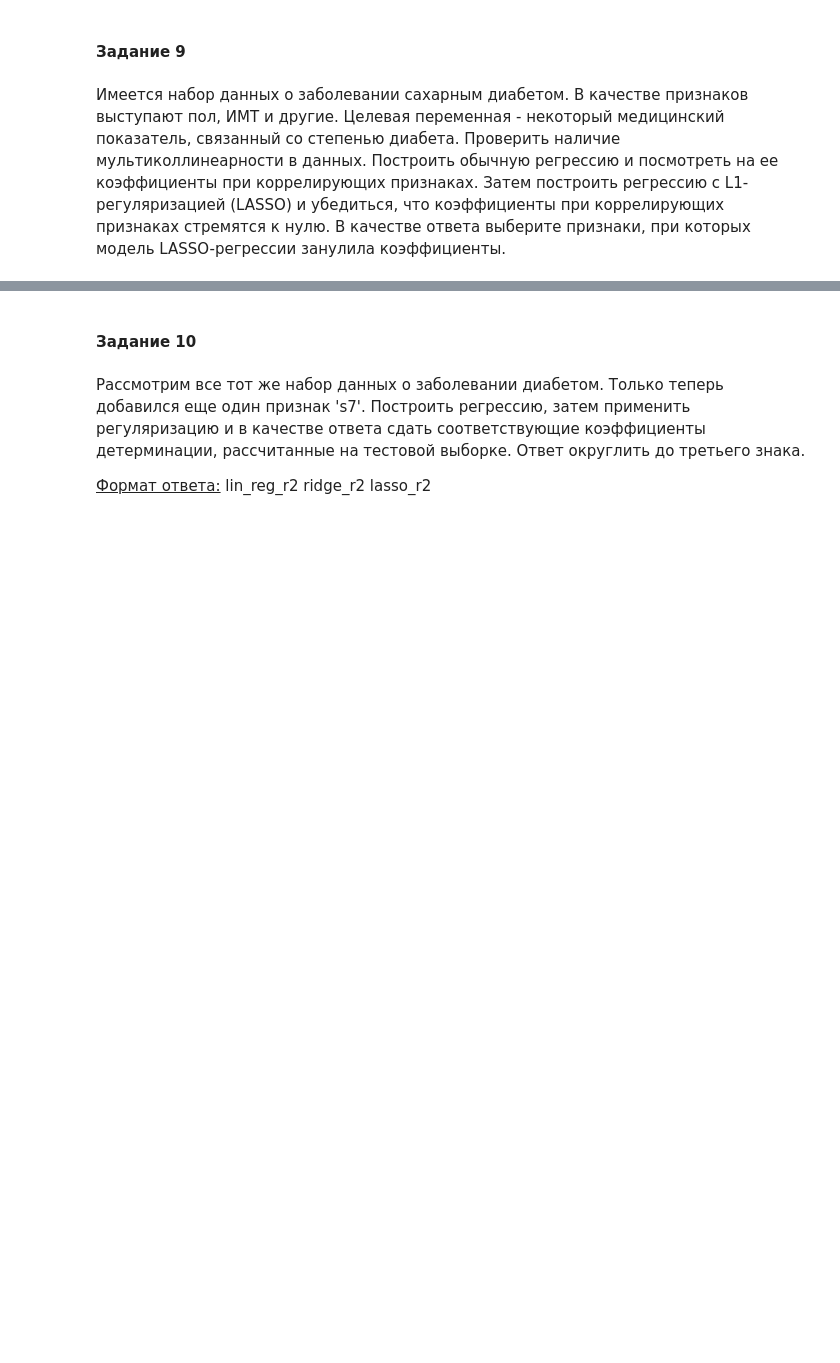
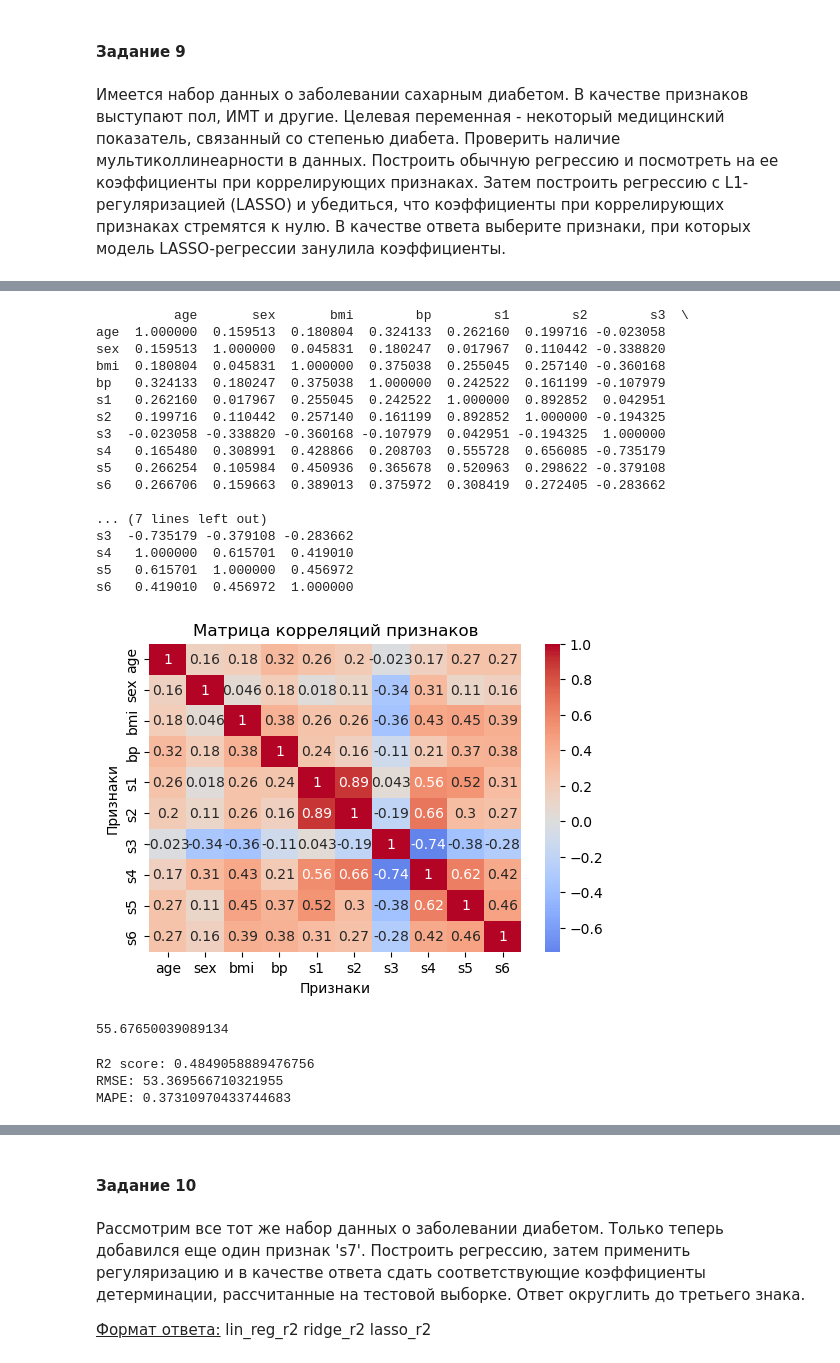
Before and after one commit to TimOvch/ML-study, a Jupyter notebook: ODS Classical models/HW1/DZ_student.ipynb, the cells around one changed output, grey strips where cells are left out. Drawn from its saved outputs; the diff is of its cells as text; code cells hidden in the pictures; blank space fills up the shorter version.

```diff
--- a/ODS Classical models/HW1/DZ_student.ipynb
+++ b/ODS Classical models/HW1/DZ_student.ipynb
@@ -812,14 +838,45 @@ df.head()
 # %%
 # Нормируйте целевой признак на максимальное значение и разбейте данные на тренировочную и тестовую выборки.
 # Размер тестовой выборки 0.25, перемешивание включено, random_state=RANDOM_STATE
-X, y = # ваш код здесь
-X_train, X_test, y_train, y_test = # ваш код здесь
+X, y = df.drop(axis = 1, columns = ['diabetes_measure']), df['diabetes_measure']
+X_train, X_test, y_train, y_test = train_test_split(X,y,random_state=RANDOM_STATE, shuffle=True, test_size=0.25)
 # %%
 # Постройте матрицу корреляций
 # ваш код здесь
+corr_matrix = X_train.corr()
+
+print(corr_matrix)
+
+plt.figure(figsize=(6, 4))
+sns.heatmap(corr_matrix, cmap='coolwarm', center=0, annot=True)
+plt.title('Матрица корреляций признаков')
+plt.xlabel('Признаки')
+plt.ylabel('Признаки')
+plt.show()
+# %% [output]
+          age       sex       bmi        bp        s1        s2        s3  \
+age  1.000000  0.159513  0.180804  0.324133  0.262160  0.199716 -0.023058
+sex  0.159513  1.000000  0.045831  0.180247  0.017967  0.110442 -0.338820
+bmi  0.180804  0.045831  1.000000  0.375038  0.255045  0.257140 -0.360168
+bp   0.324133  0.180247  0.375038  1.000000  0.242522  0.161199 -0.107979
+s1   0.262160  0.017967  0.255045  0.242522  1.000000  0.892852  0.042951
+s2   0.199716  0.110442  0.257140  0.161199  0.892852  1.000000 -0.194325
+s3  -0.023058 -0.338820 -0.360168 -0.107979  0.042951 -0.194325  1.000000
+s4   0.165480  0.308991  0.428866  0.208703  0.555728  0.656085 -0.735179
+s5   0.266254  0.105984  0.450936  0.365678  0.520963  0.298622 -0.379108
+s6   0.266706  0.159663  0.389013  0.375972  0.308419  0.272405 -0.283662
+
+... (7 lines left out)
+s3  -0.735179 -0.379108 -0.283662
+s4   1.000000  0.615701  0.419010
+s5   0.615701  1.000000  0.456972
+s6   0.419010  0.456972  1.000000
+[figure, added]
 # %%
 # Построить регрессию из sklearn, обучить ее и рассчитать метрику RMSE, используя функцию cross_val_score
-lin_reg = # ваш код здесь
+lin_reg = LinearRegression()
+
+lin_reg.fit(X_train, y_train)
 
 rmse = cross_val_score(
     estimator=lin_reg,
@@ -830,9 +887,19 @@ rmse = cross_val_score(
 )
 
 -rmse.mean()
+# %% [output]
+55.67650039089134
 # %%
 # Выполнить предсказания и вывести метрики с помощью функции metrics_report
 # ваш код здесь
+
+pred = lin_reg.predict(X_test)
+
+metrics_report(y_test, pred)
+# %% [output]
+R2 score: 0.4849058889476756
+RMSE: 53.369566710321955
+MAPE: 0.37310970433744683
 # %%
 # Вывести отсортированные коэффициенты регрессии
 coefs = []
```
Also changed, not shown: parts of 30 cells of this notebook.
